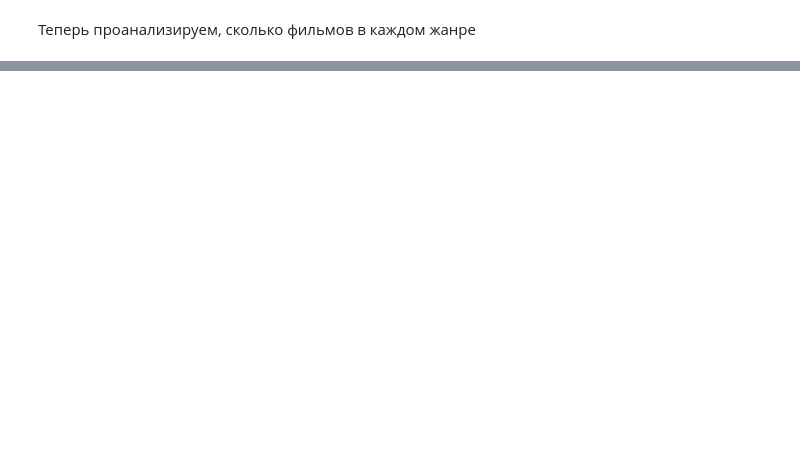
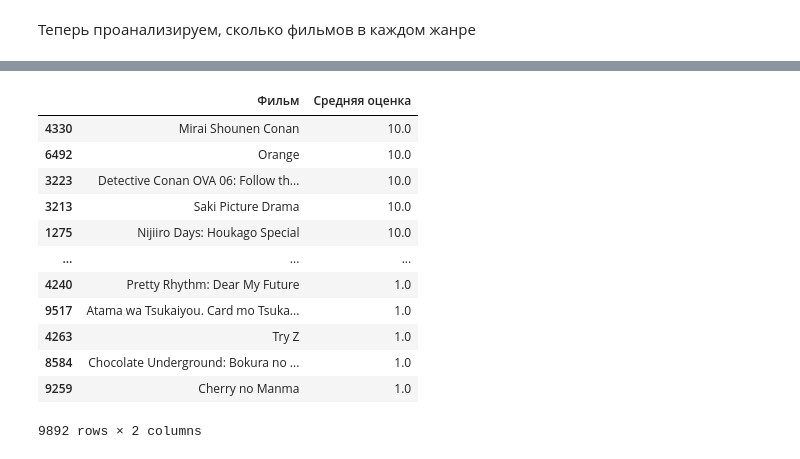
Before and after one commit to sashafromlibertalia/anime-analysis, a Jupyter notebook: anime-analysis.ipynb, the cells around one changed output, grey strips where cells are left out. Saved outputs shown, nothing was run; the diff lists cells and outputs as text; code cells hidden in the pictures; blank space fills up the shorter version.

```diff
--- a/anime-analysis.ipynb
+++ b/anime-analysis.ipynb
@@ -85,0 +95,20 @@ stats_df.set_index('Жанр').head(10).plot(kind='bar', figsize=(15, 10), rot=0
+# %%
+mean_df = pd.DataFrame(columns=['Фильм', 'Средняя оценка'])
+mean_df['Фильм'] = list(set(data['name']))
+mean_df['Средняя оценка'] = list(data.groupby('name')['rating'].mean().round(2))
+mean_df = mean_df.sort_values(by='Средняя оценка', ascending=False)
+mean_df
+# %% [output]
+|  | Фильм | Средняя оценка |
+| 4330 | Mirai Shounen Conan | 10.0 |
+| 6492 | Orange | 10.0 |
+| 3223 | Detective Conan OVA 06: Follow th... | 10.0 |
+| 3213 | Saki Picture Drama | 10.0 |
+| 1275 | Nijiiro Days: Houkago Special | 10.0 |
+| ... | ... | ... |
+| 4240 | Pretty Rhythm: Dear My Future | 1.0 |
+| 9517 | Atama wa Tsukaiyou. Card mo Tsuka... | 1.0 |
+| 4263 | Try Z | 1.0 |
+| 8584 | Chocolate Underground: Bokura no ... | 1.0 |
+| 9259 | Cherry no Manma | 1.0 |
+9892 rows × 2 columns
```
Also changed, not shown: parts of 7 cells of this notebook.
